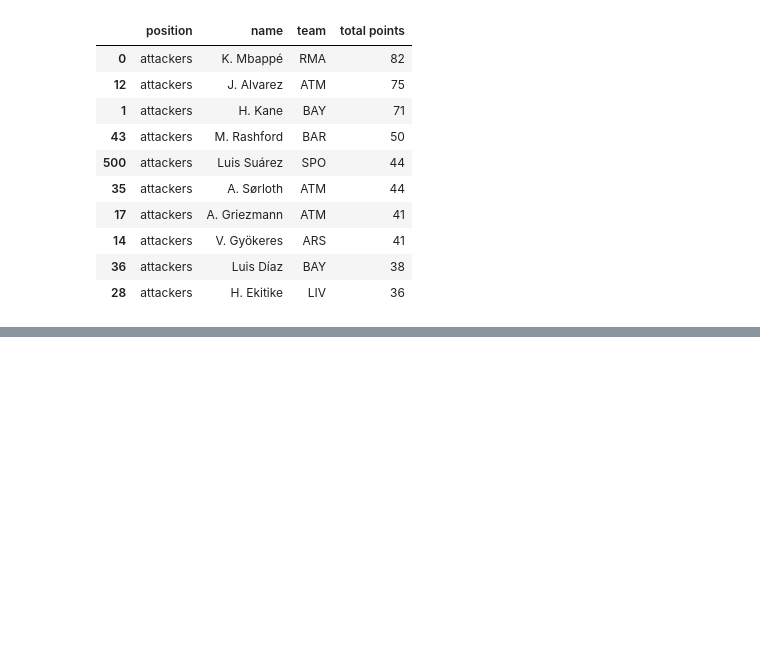
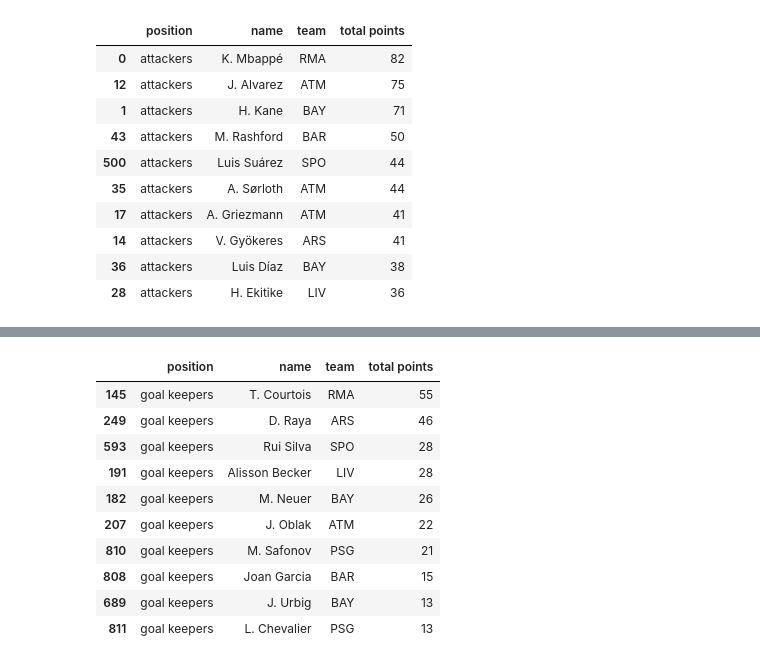
Before and after one commit to edreinoso/fapi_new_backend, a Jupyter notebook: players_data.ipynb, the cells around one changed output, grey strips where cells are left out. Drawn from its saved outputs; the diff is of its cells as text; code cells hidden in the pictures; blank space fills up the shorter version.

```diff
--- a/fapi_data.ipynb
+++ b/players_data.ipynb
@@ -269,0 +269,23 @@ top10_by_position[top10_by_position["position"] == "defenders"]
+# %%
+top10_by_position = (
+    active_df
+    .sort_values("total points", ascending=False)
+    .groupby("position")
+    .head(10)
+    [["position", "name", "team", "total points"]]
+    .sort_values(["position", "total points"], ascending=[True, False])
+)
+
+top10_by_position[top10_by_position["position"] == "goal keepers"]
+# %% [output]
+|  | position | name | team | total points |
+| 145 | goal keepers | T. Courtois | RMA | 55 |
+| 249 | goal keepers | D. Raya | ARS | 46 |
+| 593 | goal keepers | Rui Silva | SPO | 28 |
+| 191 | goal keepers | Alisson Becker | LIV | 28 |
+| 182 | goal keepers | M. Neuer | BAY | 26 |
+| 207 | goal keepers | J. Oblak | ATM | 22 |
+| 810 | goal keepers | M. Safonov | PSG | 21 |
+| 808 | goal keepers | Joan Garcia | BAR | 15 |
+| 689 | goal keepers | J. Urbig | BAY | 13 |
+| 811 | goal keepers | L. Chevalier | PSG | 13 |
```
Also changed, not shown: parts of 1 cell of this notebook.
